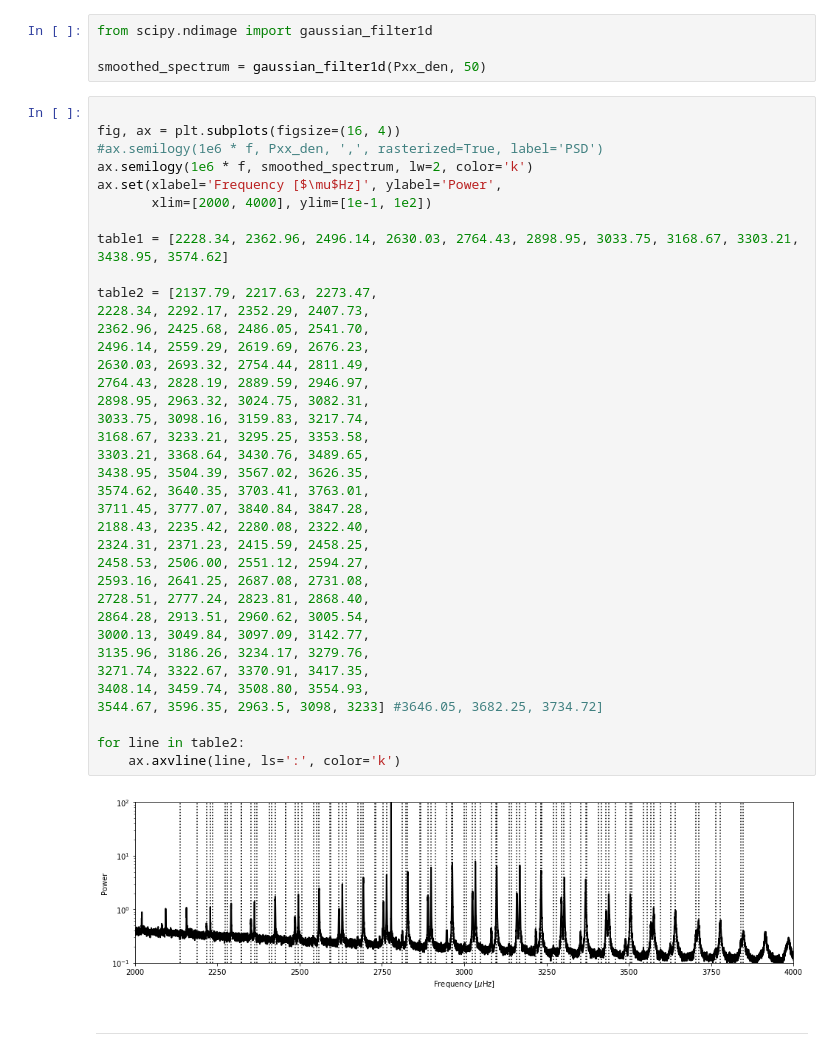
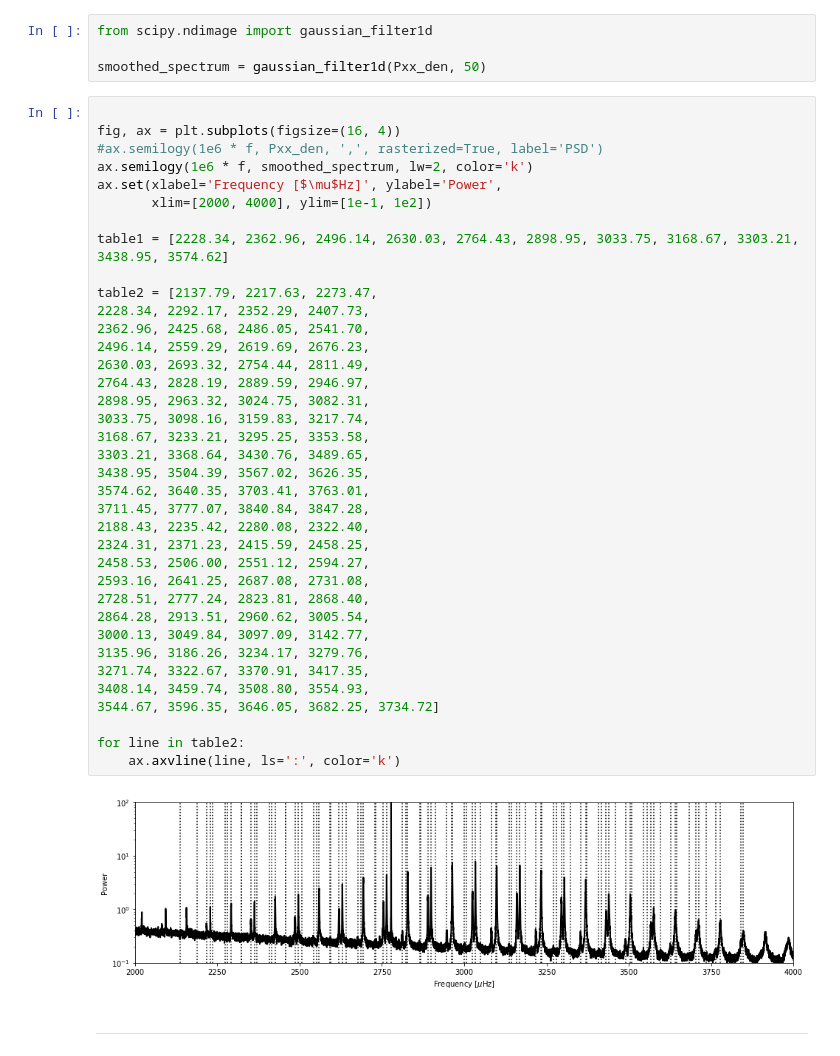
Before and after one commit to bmorris3/virgopsd, a Jupyter notebook: virgo.ipynb, the cells around one changed output. Saved outputs shown, nothing was run; the diff lists cells and outputs as text.

```diff
--- a/virgo.ipynb
+++ b/virgo.ipynb
@@ -130,35 +130,35 @@ ax.set(xlabel='Frequency [$\mu$Hz]', ylabel='Power',
 
 table1 = [2228.34, 2362.96, 2496.14, 2630.03, 2764.43, 2898.95, 3033.75, 3168.67, 3303.21, 3438.95, 3574.62]
 
 table2 = [2137.79, 2217.63, 2273.47,
 2228.34, 2292.17, 2352.29, 2407.73,
 2362.96, 2425.68, 2486.05, 2541.70,
 2496.14, 2559.29, 2619.69, 2676.23,
 2630.03, 2693.32, 2754.44, 2811.49,
 2764.43, 2828.19, 2889.59, 2946.97,
 2898.95, 2963.32, 3024.75, 3082.31,
 3033.75, 3098.16, 3159.83, 3217.74,
 3168.67, 3233.21, 3295.25, 3353.58,
 3303.21, 3368.64, 3430.76, 3489.65,
 3438.95, 3504.39, 3567.02, 3626.35,
 3574.62, 3640.35, 3703.41, 3763.01,
 3711.45, 3777.07, 3840.84, 3847.28,
 2188.43, 2235.42, 2280.08, 2322.40,
 2324.31, 2371.23, 2415.59, 2458.25,
 2458.53, 2506.00, 2551.12, 2594.27,
 2593.16, 2641.25, 2687.08, 2731.08,
 2728.51, 2777.24, 2823.81, 2868.40,
 2864.28, 2913.51, 2960.62, 3005.54,
 3000.13, 3049.84, 3097.09, 3142.77,
 3135.96, 3186.26, 3234.17, 3279.76,
 3271.74, 3322.67, 3370.91, 3417.35,
 3408.14, 3459.74, 3508.80, 3554.93,
-3544.67, 3596.35, 2963.5, 3098, 3233] #3646.05, 3682.25, 3734.72]
+3544.67, 3596.35, 3646.05, 3682.25, 3734.72]
 
 for line in table2:
     ax.axvline(line, ls=':', color='k')
 # %% [output]
-[figure, old version]
+[figure, new version]
 # %% [markdown]
 ***
 # %%
```
Also changed, not shown: parts of 7 cells of this notebook.
